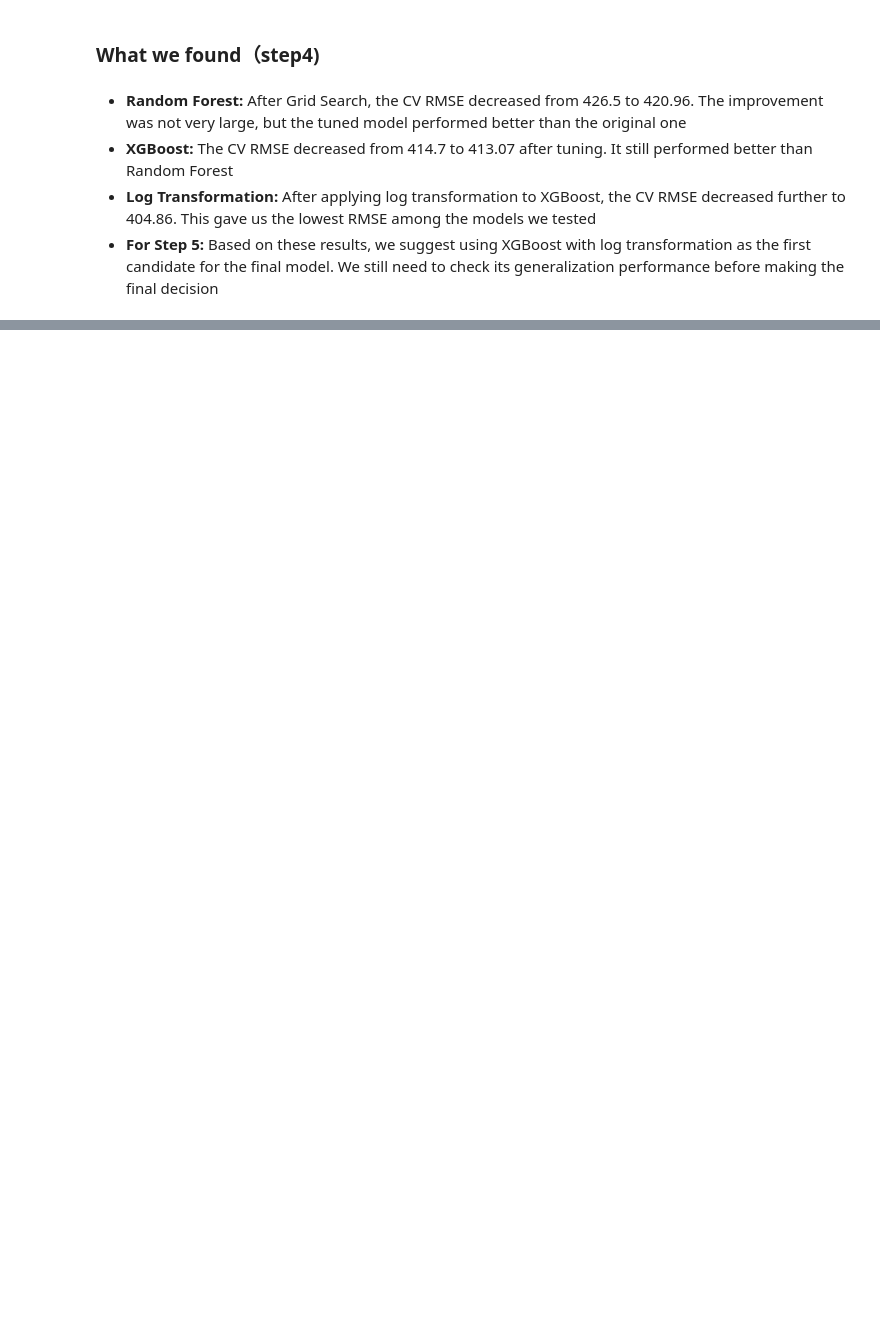
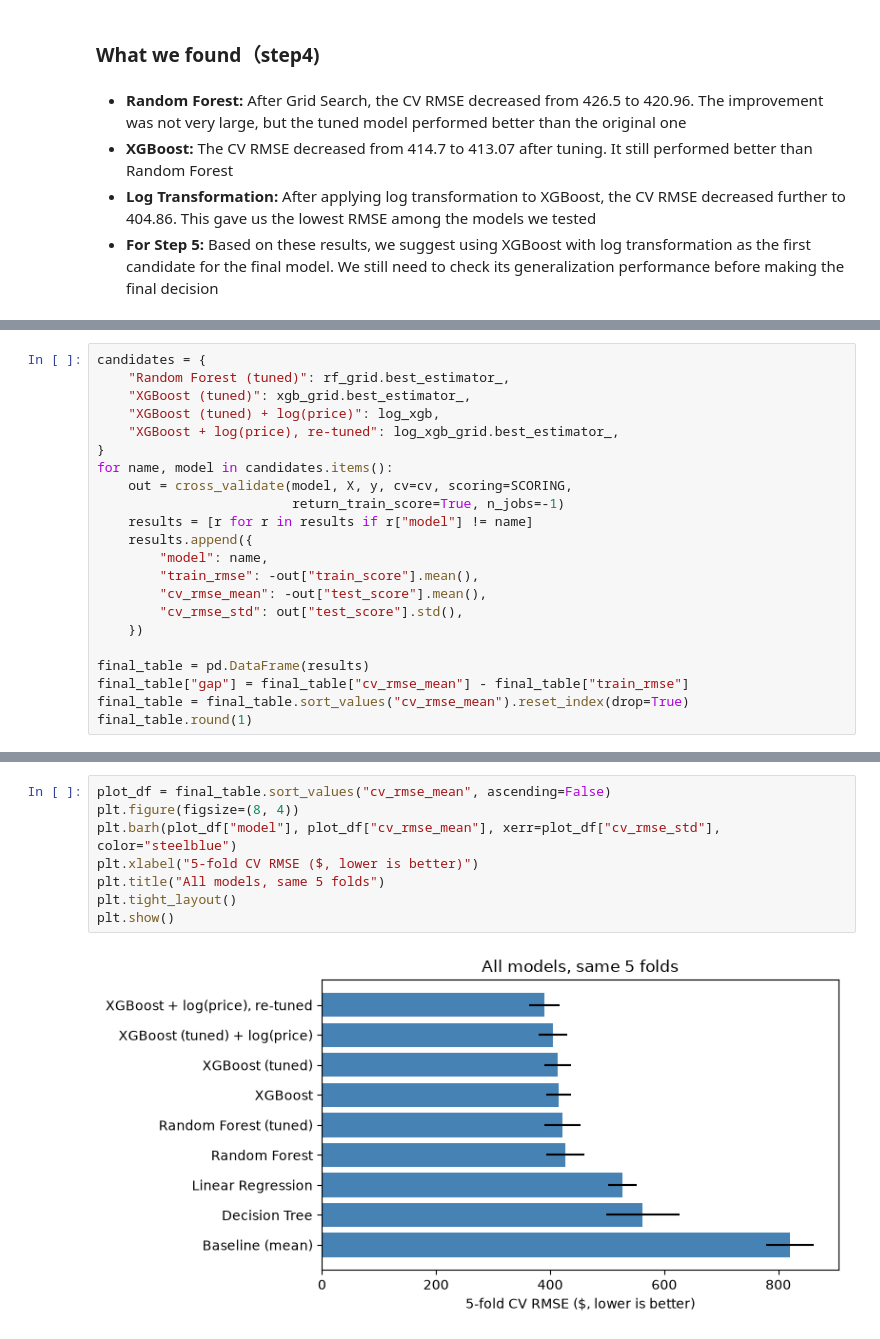
Before and after one commit to kevinherrera-dev/CAI_4105_2026_Fall_Team_5, a Jupyter notebook: challenge1.ipynb, the cells around one changed output, grey strips where cells are left out. Saved outputs shown, nothing was run; the diff lists cells and outputs as text; blank space fills up the shorter version.

```diff
--- a/challenge1.ipynb
+++ b/challenge1.ipynb
@@ -391,0 +429,22 @@ Log XGBoost RMSE: 404.8631652832031
+# %%
+candidates = {
+    "Random Forest (tuned)": rf_grid.best_estimator_,
+    "XGBoost (tuned)": xgb_grid.best_estimator_,
+    "XGBoost (tuned) + log(price)": log_xgb,
+    "XGBoost + log(price), re-tuned": log_xgb_grid.best_estimator_,
+}
+for name, model in candidates.items():
+    out = cross_validate(model, X, y, cv=cv, scoring=SCORING,
+                         return_train_score=True, n_jobs=-1)
+    results = [r for r in results if r["model"] != name]
+    results.append({
+        "model": name,
+        "train_rmse": -out["train_score"].mean(),
+        "cv_rmse_mean": -out["test_score"].mean(),
+        "cv_rmse_std": out["test_score"].std(),
+    })
+
+final_table = pd.DataFrame(results)
+final_table["gap"] = final_table["cv_rmse_mean"] - final_table["train_rmse"]
+final_table = final_table.sort_values("cv_rmse_mean").reset_index(drop=True)
+final_table.round(1)
@@ -391,0 +462,10 @@ Log XGBoost RMSE: 404.8631652832031
+# %%
+plot_df = final_table.sort_values("cv_rmse_mean", ascending=False)
+plt.figure(figsize=(8, 4))
+plt.barh(plot_df["model"], plot_df["cv_rmse_mean"], xerr=plot_df["cv_rmse_std"], color="steelblue")
+plt.xlabel("5-fold CV RMSE ($, lower is better)")
+plt.title("All models, same 5 folds")
+plt.tight_layout()
+plt.show()
+# %% [output]
+[figure, added]
```
Also changed, not shown: parts of 18 cells of this notebook, 4 other files.
